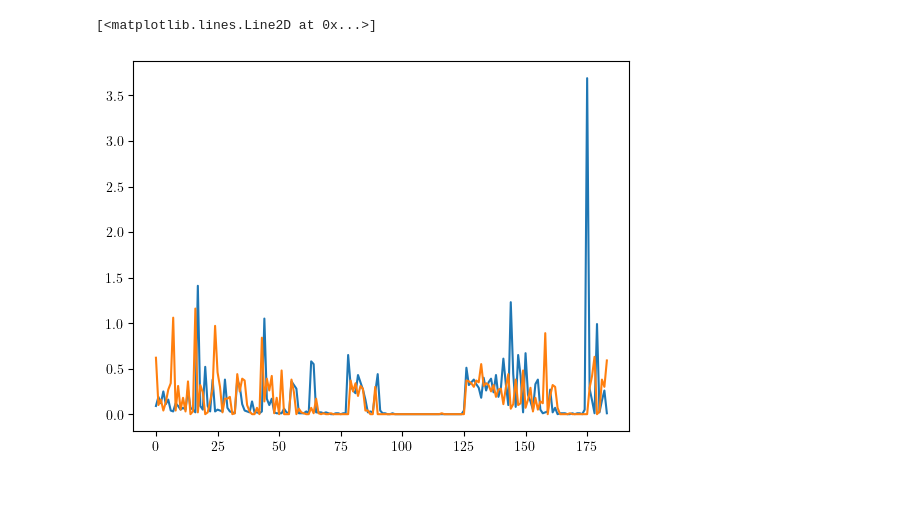
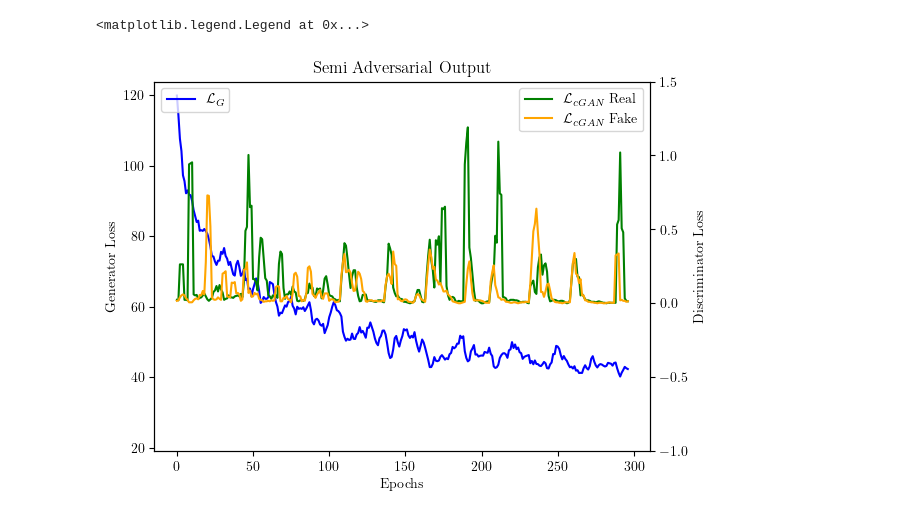
Before and after one commit to siddharthsrivastava0501/isbi-2024-code, a Jupyter notebook: plotting.ipynb, the cells around one changed output. Cells and saved outputs as stored; diff of their text form; code cells hidden in the pictures; blank space fills up the shorter version.

```diff
--- a/plotting.ipynb
+++ b/plotting.ipynb
@@ -1,10 +1,16 @@
 # %%
 import matplotlib.pyplot as plt
+import numpy as np
 
 plt.rc('text', usetex=True)
 plt.rc('font', family='serif')
 
 txt = './full-adversarial-output.txt'
+
+def moving_average(a, n=3):
+    ret = np.cumsum(a, dtype=float)
+    ret[n:] = ret[n:] - ret[:-n]
+    return ret[n - 1:] / n
 # %%
 with open(txt) as f:
     contents = f.read().split('\n')[1:-1]
@@ -16,3 +22,7 @@ for c in contents:
     g.append(float(content[4]))
     real.append(float(content[7]))
     fake.append(float(content[10]))
+
+g = moving_average(g, n = 3)
+real = moving_average(real, n = 3)
+fake = moving_average(fake, n = 3)
@@ -24,6 +29,21 @@ plt.plot(g)
-# %%
-plt.plot(real)
-plt.plot(fake)
-# %% [output]
-[<matplotlib.lines.Line2D at 0x...>]
-[figure, removed]
+# %%
+fig = plt.figure()
+ax1 = fig.add_subplot(111)
+ax1.plot(g, color='blue', label=r'$\mathcal{L}_G$')
+ax1.set_ylabel('Generator Loss')
+ax1.set_ylim(bottom = 19)
+ax1.set_title('Semi Adversarial Output')
+
+ax2 = ax1.twinx()
+ax1.set_xlabel('Epochs')
+ax2.plot(real, color='green', label=r'$\mathcal{L}_{cGAN}$ Real')
+ax2.set_ylabel('Discriminator Loss')
+ax2.plot(fake, color='orange', label=r'$\mathcal{L}_{cGAN}$ Fake')
+ax2.set_ylim(bottom = -1, top = 1.5)
+
+# fig.tight_layout()
+ax1.legend(loc = 'upper left')
+ax2.legend(loc = 'upper right')
+# %% [output]
+<matplotlib.legend.Legend at 0x...>
+[figure, added]
```
Also changed, not shown: parts of 1 cell of this notebook, 2 other files.
